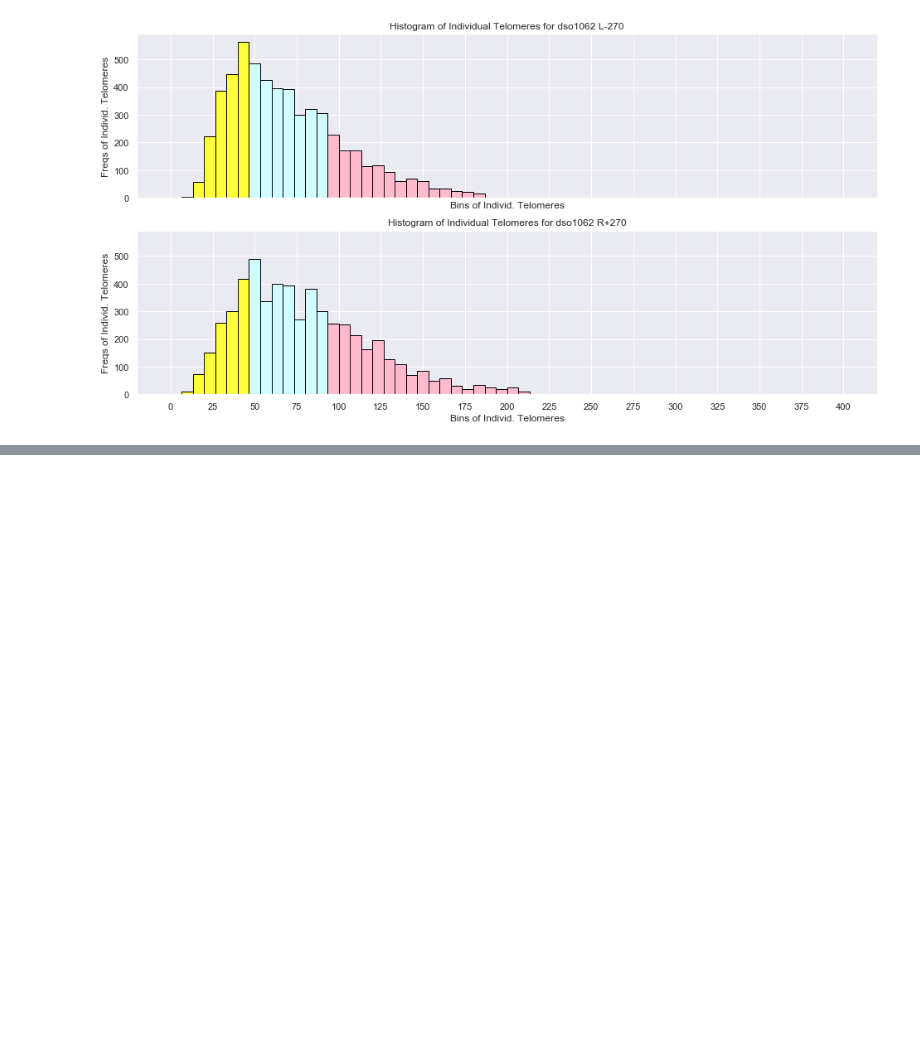
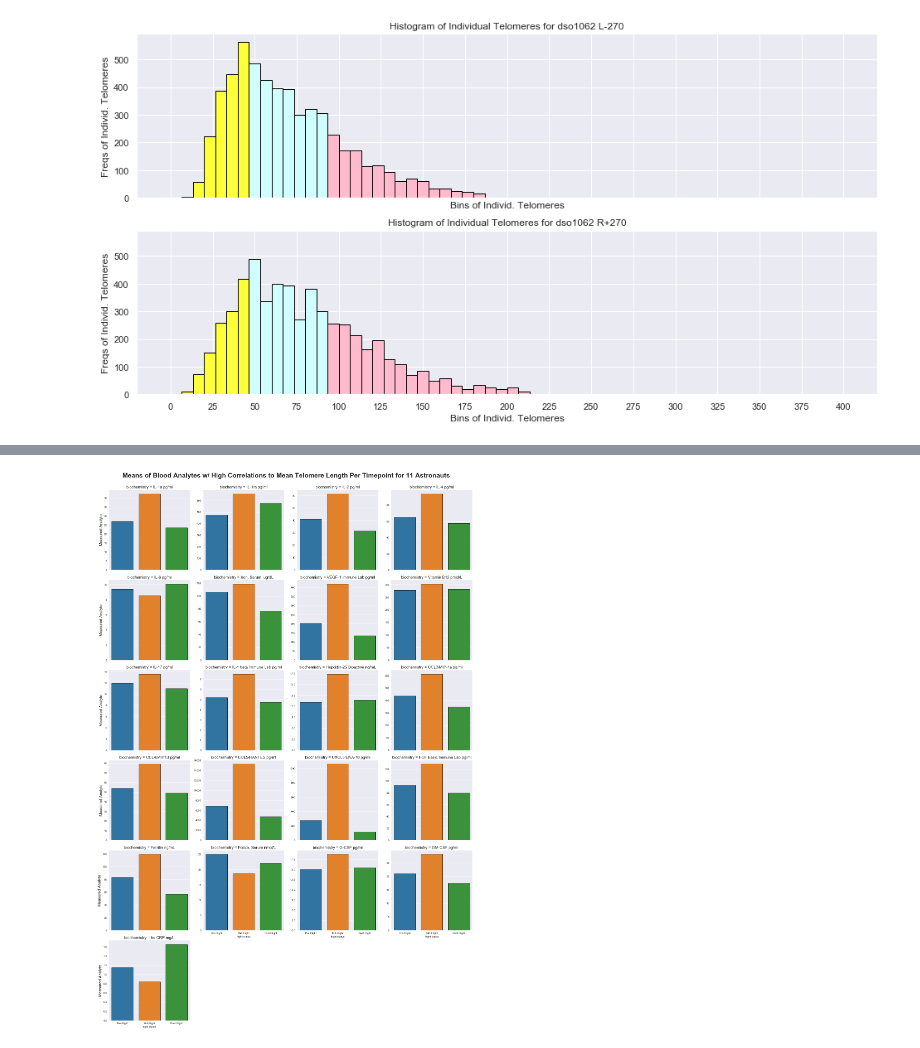
Before and after one commit to Jared-Luxton/NASA-astronauts-telomeres-chromosomes, a Jupyter notebook: NASA_telomeres/03a NASA Astros Telo Data Visualization and Stats.ipynb, the cells around one changed output, grey strips where cells are left out. Saved outputs shown, nothing was run; the diff lists cells and outputs as text; code cells hidden in the pictures; blank space fills up the shorter version.

Commit message:
analyte correlations

```diff
--- a/NASA_telomeres/03a NASA Astros Telo Data Visualization and Stats.ipynb
+++ b/NASA_telomeres/03a NASA Astros Telo Data Visualization and Stats.ipynb
@@ -342,0 +420,8 @@ telo_ma.make_histograms_colored_by_quartile_for_astronauts(exploded_telos_astro_
+# %%
+merge_grouped_blood_telos = group_melt_blood_biochem_data.merge(group_astros_telos, on='flight status')
+# %%
+sorter = ['Pre-Flight', 'Mid-Flight', 'Post-Flight']
+
+merge_grouped_blood_telos['flight status'] = merge_grouped_blood_telos['flight status'].astype('category')
+merge_grouped_blood_telos['flight status'].cat.set_categories(sorter, inplace=True)
+merge_grouped_blood_telos = merge_grouped_blood_telos.sort_values('flight status').reset_index(drop=True)
@@ -342,0 +441,12 @@ telo_ma.make_histograms_colored_by_quartile_for_astronauts(exploded_telos_astro_
+# %%
+high_corr_tests = {}
+
+for group in list(merge_grouped_blood_telos['biochemistry'].unique()):
+
+    # number of nas in dataframe
+    if beta_groups.get_group(group).isna().sum().sum() == 0:
+#         display(beta_groups.get_group(group))
+
+        if abs(beta_groups.get_group(group).corr()['telo means'][0]) > 0.7:
+#             high_corr_tests[group] = beta_groups.get_group(group).corr()['telo means'][0]
+            print(f"{group} CORRELATION WITH TELO MEANS IS: {beta_groups.get_group(group).corr()['telo means'][0]}")
@@ -342,0 +473,6 @@ telo_ma.make_histograms_colored_by_quartile_for_astronauts(exploded_telos_astro_
+# %%
+high_corr_df = pd.DataFrame()
+
+for test in high_corr_tests:
+    df = merge_grouped_blood_telos[merge_grouped_blood_telos['biochemistry'] == test]
+    high_corr_df = pd.concat([df, high_corr_df], axis=0)
@@ -342,0 +487,15 @@ telo_ma.make_histograms_colored_by_quartile_for_astronauts(exploded_telos_astro_
+# %%
+ax = sns.catplot(x='flight status', y='measurement trim', data=high_corr_df,
+           **{'ci':'sd'}, col='biochemistry', col_wrap=4, kind='bar', sharey=False,)
+
+
+fig = ax.fig
+
+fig.suptitle(f'Means of Blood Analytes w/ High Correlations to Mean Telomere Length Per Timepoint for 11 Astronauts', fontsize=25, weight='bold')
+plt.subplots_adjust(top=0.95)
+ax.set_titles(size=15)
+ax.set_ylabels('Measured Analyte', size=15)
+
+plt.savefig('./graph data/high_correlation_blood_markers.png')
+# %% [output]
+[figure, added]
```
Also changed, not shown: parts of 21 cells of this notebook.
